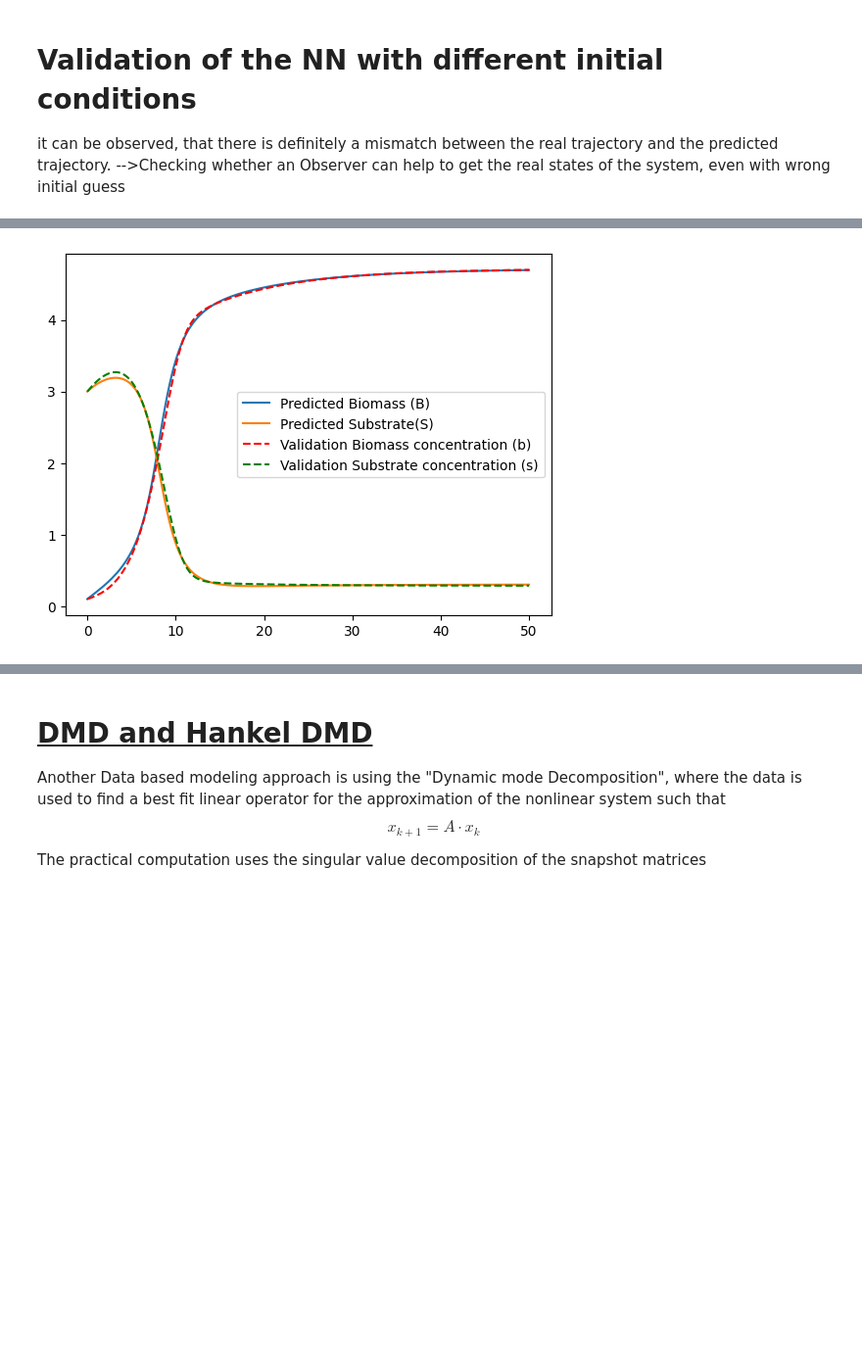
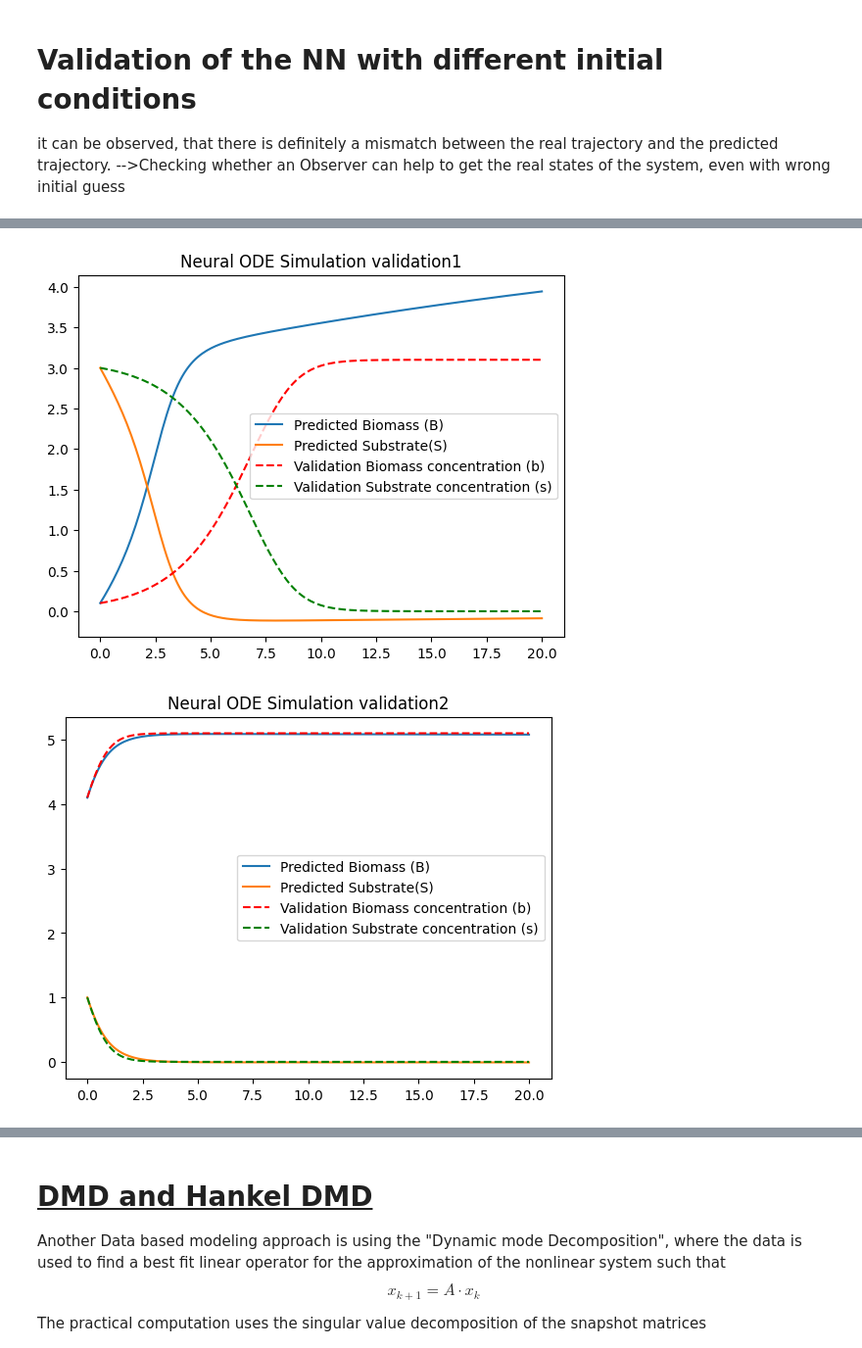
Before and after one commit to therealtoby1/Master, a Jupyter notebook: Cell_growth_easy_Model.ipynb, the cells around one changed output, grey strips where cells are left out. Shown at 98% size. Saved outputs shown, nothing was run; the diff lists cells and outputs as text; code cells hidden in the pictures; blank space fills up the shorter version.

```diff
--- a/Cell_growth_easy_Model.ipynb
+++ b/Cell_growth_easy_Model.ipynb
@@ -32,11 +35,11 @@ def Biosystem(t, y, D, K_m, s_e, mu_max):
 y0 = [0.1, 5.0]
 
 # Time span
-t_span = (0, 50)
+t_span = (0, 20)
 t_eval = np.linspace(*t_span, 200)
 
 # Parameter values
-D = 0.1         # Dilution rate
+D = 0        # Dilution rate
 K_m = 2          # Monod-constant
 s_e = 5         # External substrate concentration
 mu_max = 0.8       # Maximum specific growth rate
@@ -244,11 +249,11 @@ import numpy as np
 
 # Combine into [n_timepoints, 2] because dim=2 (B1 and S1)
 data = torch.tensor(
-    np.stack([Dataset_val['B1'], Dataset_val['S1']], axis=1),  # shape: (200, 2)
+    np.stack([Dataset['B1'], Dataset['S1']], axis=1),  # shape: (200, 2)
     dtype=torch.float32
 )
 
-t = torch.linspace(0, 50, 200)  # shape: (200,)
+t = torch.tensor(t_eval, dtype=torch.float32)
 
 #Define ODE function (f from dz/dt = f(z,t))
 class ODEFunc(nn.Module):
@@ -276,7 +281,7 @@ x0 = data[0]
 x_true = data  # shape: (200, 2)
 
 # --- 4. Training loop ---
-for epoch in range(4000):
+for epoch in range(5000):
     optimizer.zero_grad()
 
     # Forward ODE integration
@@ -286,9 +291,9 @@ for epoch in range(4000):
     loss = loss_fn(x_pred, x_true)
 
     # Backprop through adjoint method
-    loss.backward()        # <-- dλ/dt = -λᵀ ∂f/∂z and  dL/dθ
+    loss.backward()        # <-- dλ/dt = -λᵀ ∂f/∂z and  dL/dθ if the odeint_adjoint is used and normal backsprop is called if odeint is used
     optimizer.step()
 
-    if epoch % 500 == 0:
+    if epoch % 250 == 0:
         print(f"Epoch {epoch}, Loss: {loss.item():.4f}")
 # %% [output]
@@ -303,24 +320,39 @@ Epoch 3500, Loss: 0.0008
 # %%
 #simulation
-z0 = torch.tensor([0.1, 3.0], dtype=torch.float32)  # shape: (2,)
-
+z0_1 = torch.tensor([0.1, 3.0], dtype=torch.float32)  # shape: (2,)
+z0_2= torch.tensor([Dataset['B8'][0],Dataset['S8'][0]], dtype=torch.float32)  # shape: (2,)  # Initial conditions for the validation with the neural network
 # Time points (same as t_eval always, but i want to run the boxes seperately)
-t = torch.linspace(0, 50, 200)
+t = torch.linspace(0, 20, 200)
 
 # Simulate
-z_pred = odeint(func, z0, t)  # shape: (100, 2)
+z_pred1 = odeint(func, z0_1, t)
+z_pred2 = odeint (func, z0_2, t)
 
-z_pred=z_pred.detach().numpy()
+
+z_pred1=z_pred1.detach().numpy()
+z_pred2=z_pred2.detach().numpy()
 #plotting
-plt.plot(t.numpy(), z_pred[:, 0], label='Predicted Biomass (B)')
-plt.plot(t.numpy(), z_pred[:, 1], label='Predicted Substrate(S)')
+plt.figure()
+plt.title('Neural ODE Simulation validation1')
+plt.plot(t.numpy(), z_pred1[:, 0], label='Predicted Biomass (B)')
+plt.plot(t.numpy(), z_pred1[:, 1], label='Predicted Substrate(S)')
 plt.plot(validation.t, validation.y[0], 'r--', label='Validation Biomass concentration (b)')
 plt.plot(validation.t, validation.y[1], 'g--', label='Validation Substrate concentration (s)')
 plt.legend(loc='best')
 plt.show()
-torch.save(func.state_dict(), 'neural_ode_model_2000epoch.pth')  # Save the model state
+torch.save(func.state_dict(), 'neural_ode_model_2000epoch_batch.pth')  # Save the model state
 # Load the model state
 #if you want to load the model after some time without retraining again(as that takes a lot of time)
 # func.load_state_dict(torch.load('neural_ode_model_2000epoch.pth'))
+
+plt.figure()
+plt.title('Neural ODE Simulation validation2')
+plt.plot(t.numpy(), z_pred2[:, 0], label='Predicted Biomass (B)')
+plt.plot(t.numpy(), z_pred2[:, 1], label='Predicted Substrate(S)')
+plt.plot(t.numpy(), Dataset['B8'], 'r--', label='Validation Biomass concentration (b)')
+plt.plot(t.numpy(), Dataset['S8'], 'g--', label='Validation Substrate concentration (s)')
+plt.legend(loc='best')
+plt.show()
 # %% [output]
-[figure, old version]
+[figure, new version]
+[figure, added]
```
Also changed, not shown: parts of 12 cells of this notebook.
